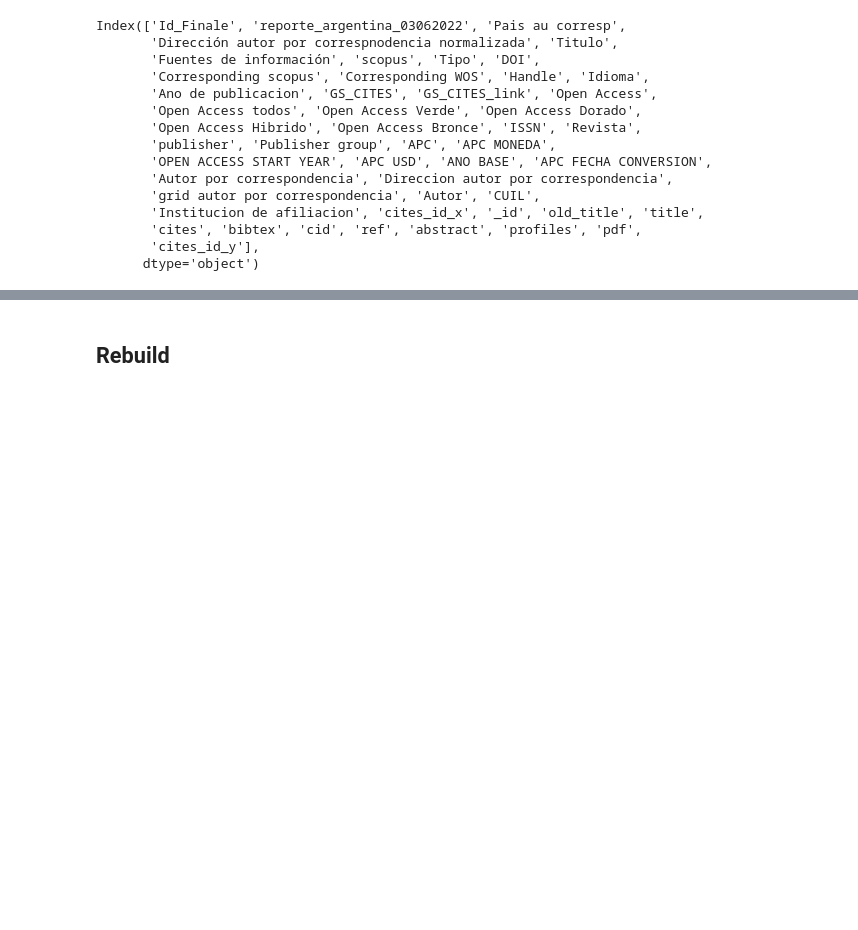
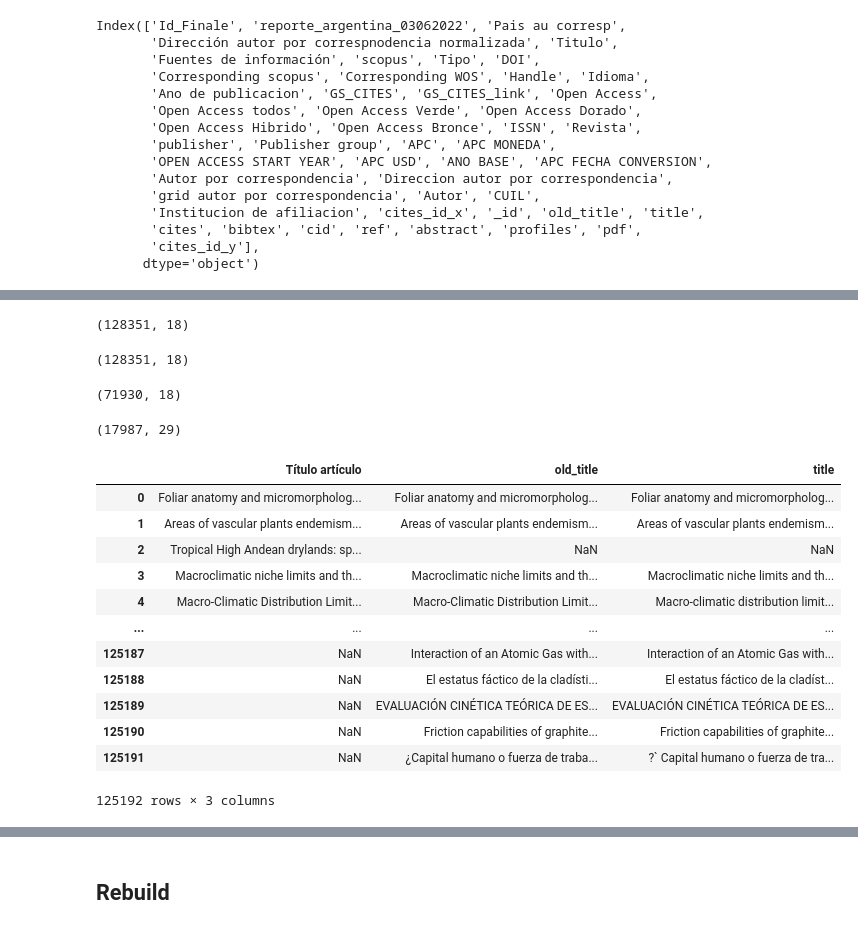
Before and after one commit to restrepo/colav, a Jupyter notebook: argentina.ipynb, the cells around one changed output, grey strips where cells are left out. Cells and saved outputs as stored; diff of their text form; code cells hidden in the pictures; blank space fills up the shorter version.

```diff
--- a/argentina.ipynb
+++ b/argentina.ipynb
@@ -236,0 +345,2 @@ rt.to_excel('argentina_updated_2023_10.xlsx',index=False)
+# %%
+ori=sc.read_drive_excel('2021-08-18_Artículos 2003-2019 Repo para Dauphine y APC_ORIGINAL_enviado_por_Osvaldo.xlsx')
@@ -236,0 +357,16 @@ rt.to_excel('argentina_updated_2023_10.xlsx',index=False)
+# %%
+ori.shape
+# %% [output]
+(128351, 18)
+# %%
+ori[ori['ID Artículo (handle)'].str.contains('[0-9]+\/[0-9]+')].shape
+# %% [output]
+(128351, 18)
+# %%
+ori=ori.drop_duplicates(subset=['ID Artículo (handle)']).reset_index(drop=True)
+ori.shape
+# %% [output]
+(71930, 18)
+# %%
+rto=ori.merge(st[['_id','old_title','title','cites','bibtex','cid','ref','abstract','profiles','pdf','cites_id'
+               ]].drop_duplicates(subset=['old_title']),left_on='Título artículo',right_on='old_title',how='left')
@@ -236,0 +375,22 @@ rt.to_excel('argentina_updated_2023_10.xlsx',index=False)
+# %%
+kk=rto.drop_duplicates(subset=['old_title']).reset_index(drop=True)
+# %%
+kk.shape
+# %% [output]
+(17987, 29)
+# %%
+kk[['Título artículo','old_title','title']]
+# %% [output]
+|  | Título artículo | old_title | title |
+| 0 | Foliar anatomy and micromorpholog... | Foliar anatomy and micromorpholog... | Foliar anatomy and micromorpholog... |
+| 1 | Areas of vascular plants endemism... | Areas of vascular plants endemism... | Areas of vascular plants endemism... |
+| 2 | Tropical High Andean drylands: sp... | NaN | NaN |
+| 3 | Macroclimatic niche limits and th... | Macroclimatic niche limits and th... | Macroclimatic niche limits and th... |
+| 4 | Macro-Climatic Distribution Limit... | Macro-Climatic Distribution Limit... | Macro-climatic distribution limit... |
+| ... | ... | ... | ... |
+| 125187 | NaN | Interaction of an Atomic Gas with... | Interaction of an Atomic Gas with... |
+| 125188 | NaN | El estatus fáctico de la cladísti... | El estatus fáctico de la cladı́st... |
+| 125189 | NaN | EVALUACIÓN CINÉTICA TEÓRICA DE ES... | EVALUACIÓN CINÉTICA TEÓRICA DE ES... |
+| 125190 | NaN | Friction capabilities of graphite... | Friction capabilities of graphite... |
+| 125191 | NaN | ¿Capital humano o fuerza de traba... | ?` Capital humano o fuerza de tra... |
+125192 rows × 3 columns
```
Also changed, not shown: parts of 37 cells of this notebook.
